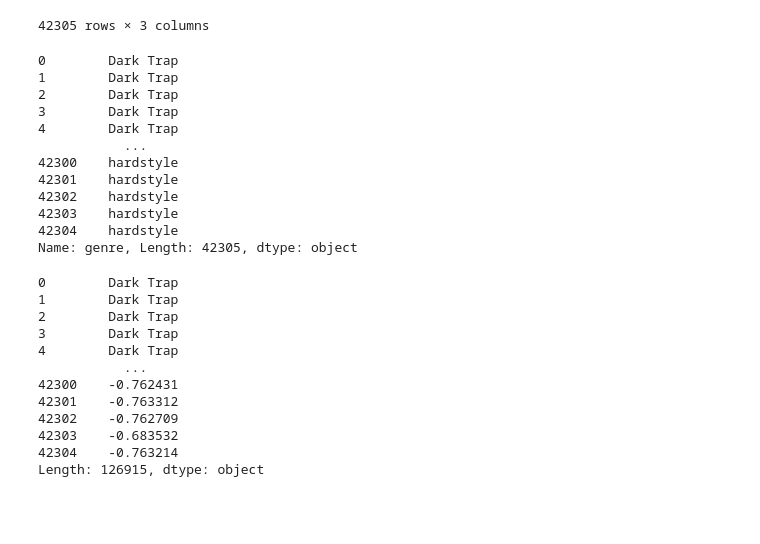
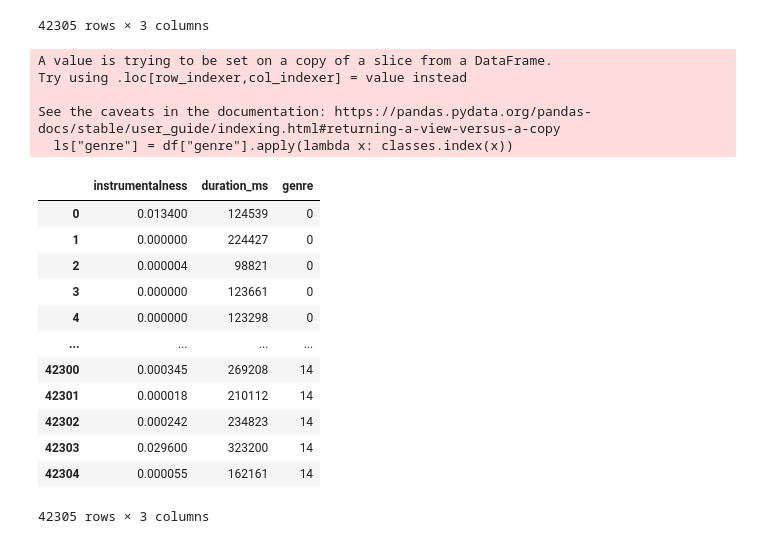
Before and after one commit to PauloOyama/Undergraduate-Final-Project, a Jupyter notebook: Music_DataSet/music.ipynb, the cells around one changed output. Drawn from its saved outputs; the diff is of its cells as text; code cells hidden in the pictures; blank space fills up the shorter version.

```diff
--- a/Music_DataSet/music.ipynb
+++ b/Music_DataSet/music.ipynb
@@ -83,36 +99,25 @@ ls
 | 42304 | 0.000055 | 162161 | hardstyle |
 42305 rows × 3 columns
 # %%
-classes = list(ls['genre'].unique())
-classes
-a  = ls["genre"]
-a
+classes = list(df["genre"].unique())
+ls["genre"] = df["genre"].apply(lambda x: classes.index(x))
+ls
 # %% [output]
-0        Dark Trap
-1        Dark Trap
-2        Dark Trap
-3        Dark Trap
-4        Dark Trap
-           ...
-42300    hardstyle
-42301    hardstyle
-42302    hardstyle
-42303    hardstyle
-42304    hardstyle
-Name: genre, Length: 42305, dtype: object
+A value is trying to be set on a copy of a slice from a DataFrame.
+Try using .loc[row_indexer,col_indexer] = value instead
+
+See the caveats in the documentation: https://pandas.pydata.org/pandas-docs/stable/user_guide/indexing.html#returning-a-view-versus-a-copy
+  ls["genre"] = df["genre"].apply(lambda x: classes.index(x))
+|  | instrumentalness | duration_ms | genre |
+| 0 | 0.013400 | 124539 | 0 |
+| 1 | 0.000000 | 224427 | 0 |
+| 2 | 0.000004 | 98821 | 0 |
+| 3 | 0.000000 | 123661 | 0 |
+| 4 | 0.000000 | 123298 | 0 |
+| ... | ... | ... | ... |
+| 42300 | 0.000345 | 269208 | 14 |
+| 42301 | 0.000018 | 210112 | 14 |
+| 42302 | 0.000242 | 234823 | 14 |
+| 42303 | 0.029600 | 323200 | 14 |
+| 42304 | 0.000055 | 162161 | 14 |
+42305 rows × 3 columns
-# %%
-a = a.append(instrumentalness_df)
-a
-# %% [output]
-0        Dark Trap
-1        Dark Trap
-2        Dark Trap
-3        Dark Trap
-4        Dark Trap
-           ...
-42300    -0.762431
-42301    -0.763312
-42302    -0.762709
-42303    -0.683532
-42304    -0.763214
-Length: 126915, dtype: object
```
Also changed, not shown: parts of 9 cells of this notebook.
